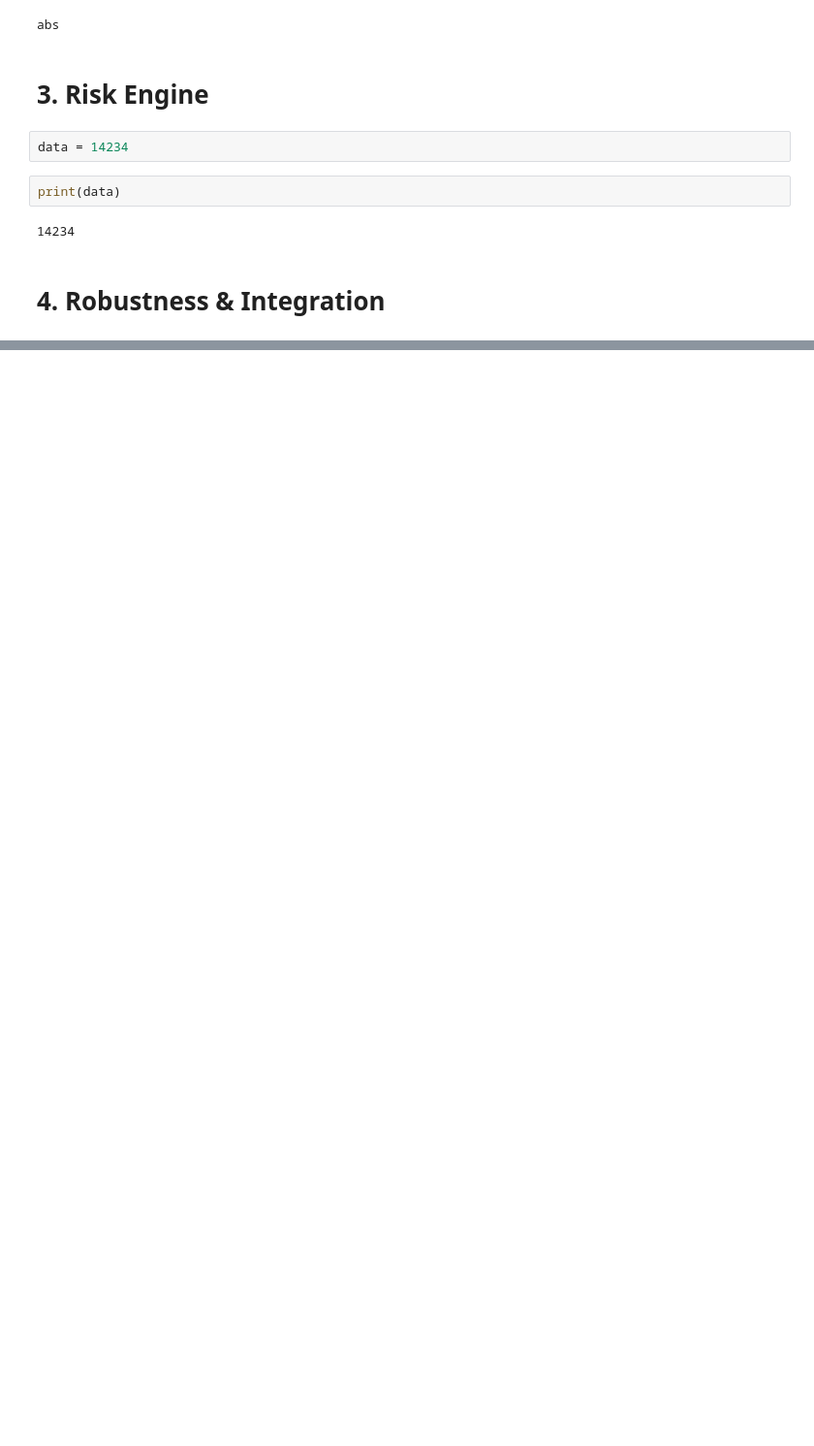
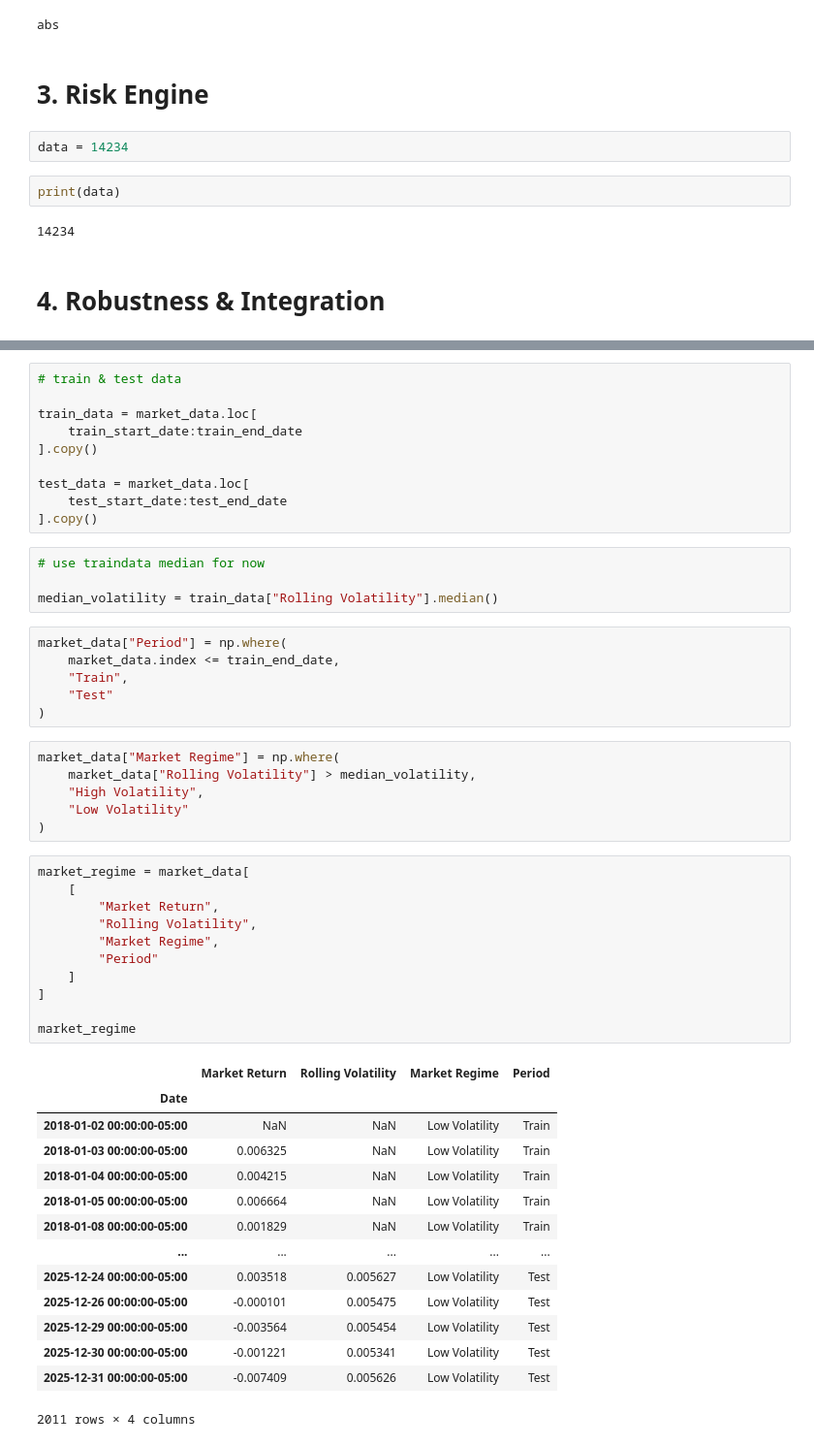
Before and after one commit to JamesDuf/UW-DRP-2026S, a Jupyter notebook: UW_DRP_2026S_pairs_trading_project.ipynb, the cells around one changed output, grey strips where cells are left out. Shown at 97% size. Cells and saved outputs as stored; diff of their text form; blank space fills up the shorter version.

Commit message:
add market regime analysis

```diff
--- a/UW_DRP_2026S_pairs_trading_project.ipynb
+++ b/UW_DRP_2026S_pairs_trading_project.ipynb
@@ -641,0 +677,52 @@ print(data)
+# %%
+# train & test data
+
+train_data = market_data.loc[
+    train_start_date:train_end_date
+].copy()
+
+test_data = market_data.loc[
+    test_start_date:test_end_date
+].copy()
+# %%
+# use traindata median for now
+
+median_volatility = train_data["Rolling Volatility"].median()
+# %%
+market_data["Period"] = np.where(
+    market_data.index <= train_end_date,
+    "Train",
+    "Test"
+)
+# %%
+market_data["Market Regime"] = np.where(
+    market_data["Rolling Volatility"] > median_volatility,
+    "High Volatility",
+    "Low Volatility"
+)
+# %%
+market_regime = market_data[
+    [
+        "Market Return",
+        "Rolling Volatility",
+        "Market Regime",
+        "Period"
+    ]
+]
+
+market_regime
+# %% [output]
+|  | Market Return | Rolling Volatility | Market Regime | Period |
+| Date |  |  |  |  |
+| 2018-01-02 00:00:00-05:00 | NaN | NaN | Low Volatility | Train |
+| 2018-01-03 00:00:00-05:00 | 0.006325 | NaN | Low Volatility | Train |
+| 2018-01-04 00:00:00-05:00 | 0.004215 | NaN | Low Volatility | Train |
+| 2018-01-05 00:00:00-05:00 | 0.006664 | NaN | Low Volatility | Train |
+| 2018-01-08 00:00:00-05:00 | 0.001829 | NaN | Low Volatility | Train |
+| ... | ... | ... | ... | ... |
+| 2025-12-24 00:00:00-05:00 | 0.003518 | 0.005627 | Low Volatility | Test |
+| 2025-12-26 00:00:00-05:00 | -0.000101 | 0.005475 | Low Volatility | Test |
+| 2025-12-29 00:00:00-05:00 | -0.003564 | 0.005454 | Low Volatility | Test |
+| 2025-12-30 00:00:00-05:00 | -0.001221 | 0.005341 | Low Volatility | Test |
+| 2025-12-31 00:00:00-05:00 | -0.007409 | 0.005626 | Low Volatility | Test |
+2011 rows × 4 columns
```
Also changed, not shown: parts of 5 cells of this notebook.
